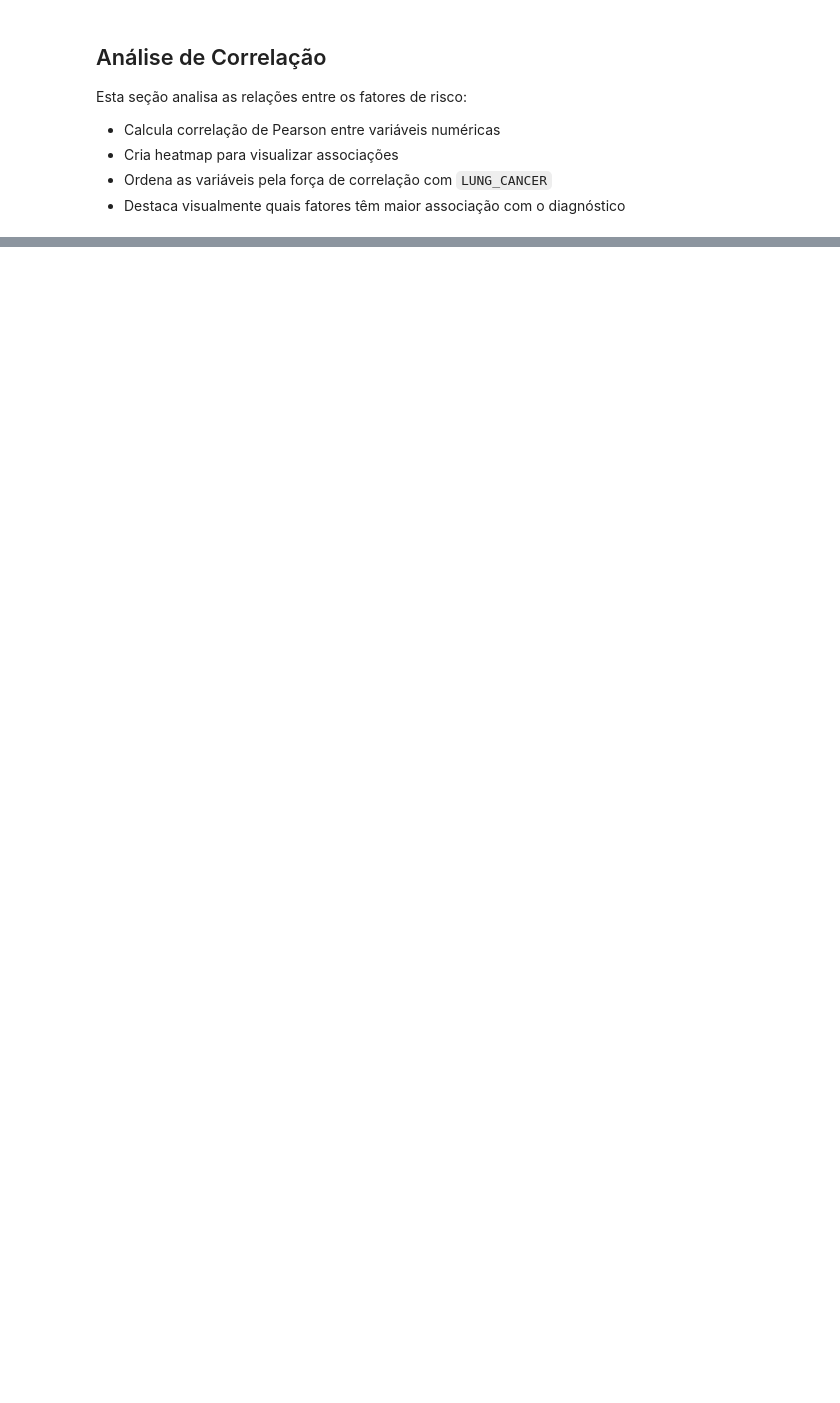
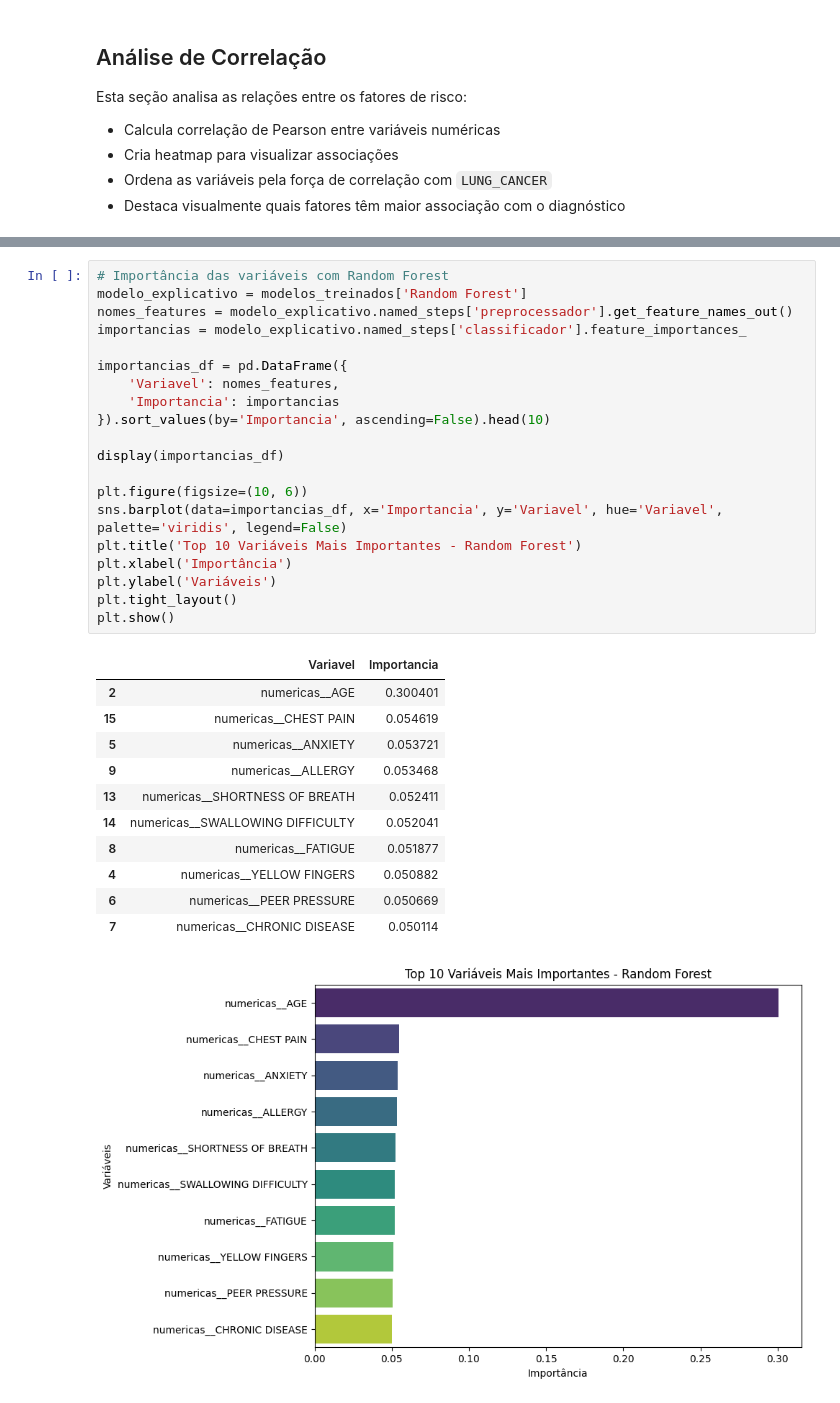
Before and after one commit to fiap-grupo-xpto/fiap-tech-challenge-fase-2, a Jupyter notebook: train_model/analise_cancer.ipynb, the cells around one changed output, grey strips where cells are left out. Saved outputs shown, nothing was run; the diff lists cells and outputs as text; blank space fills up the shorter version.

```diff
--- a/train_model/analise_cancer.ipynb
+++ b/train_model/analise_cancer.ipynb
@@ -399,0 +576,33 @@ Correlação das variáveis com LUNG_CANCER:
+# %%
+# Importância das variáveis com Random Forest
+modelo_explicativo = modelos_treinados['Random Forest']
+nomes_features = modelo_explicativo.named_steps['preprocessador'].get_feature_names_out()
+importancias = modelo_explicativo.named_steps['classificador'].feature_importances_
+
+importancias_df = pd.DataFrame({
+    'Variavel': nomes_features,
+    'Importancia': importancias
+}).sort_values(by='Importancia', ascending=False).head(10)
+
+display(importancias_df)
+
+plt.figure(figsize=(10, 6))
+sns.barplot(data=importancias_df, x='Importancia', y='Variavel', hue='Variavel', palette='viridis', legend=False)
+plt.title('Top 10 Variáveis Mais Importantes - Random Forest')
+plt.xlabel('Importância')
+plt.ylabel('Variáveis')
+plt.tight_layout()
+plt.show()
+# %% [output]
+|  | Variavel | Importancia |
+| 2 | numericas__AGE | 0.300401 |
+| 15 | numericas__CHEST PAIN | 0.054619 |
+| 5 | numericas__ANXIETY | 0.053721 |
+| 9 | numericas__ALLERGY | 0.053468 |
+| 13 | numericas__SHORTNESS OF BREATH | 0.052411 |
+| 14 | numericas__SWALLOWING DIFFICULTY | 0.052041 |
+| 8 | numericas__FATIGUE | 0.051877 |
+| 4 | numericas__YELLOW FINGERS | 0.050882 |
+| 6 | numericas__PEER PRESSURE | 0.050669 |
+| 7 | numericas__CHRONIC DISEASE | 0.050114 |
+[figure, added]
```
Also changed, not shown: parts of 24 cells of this notebook.
